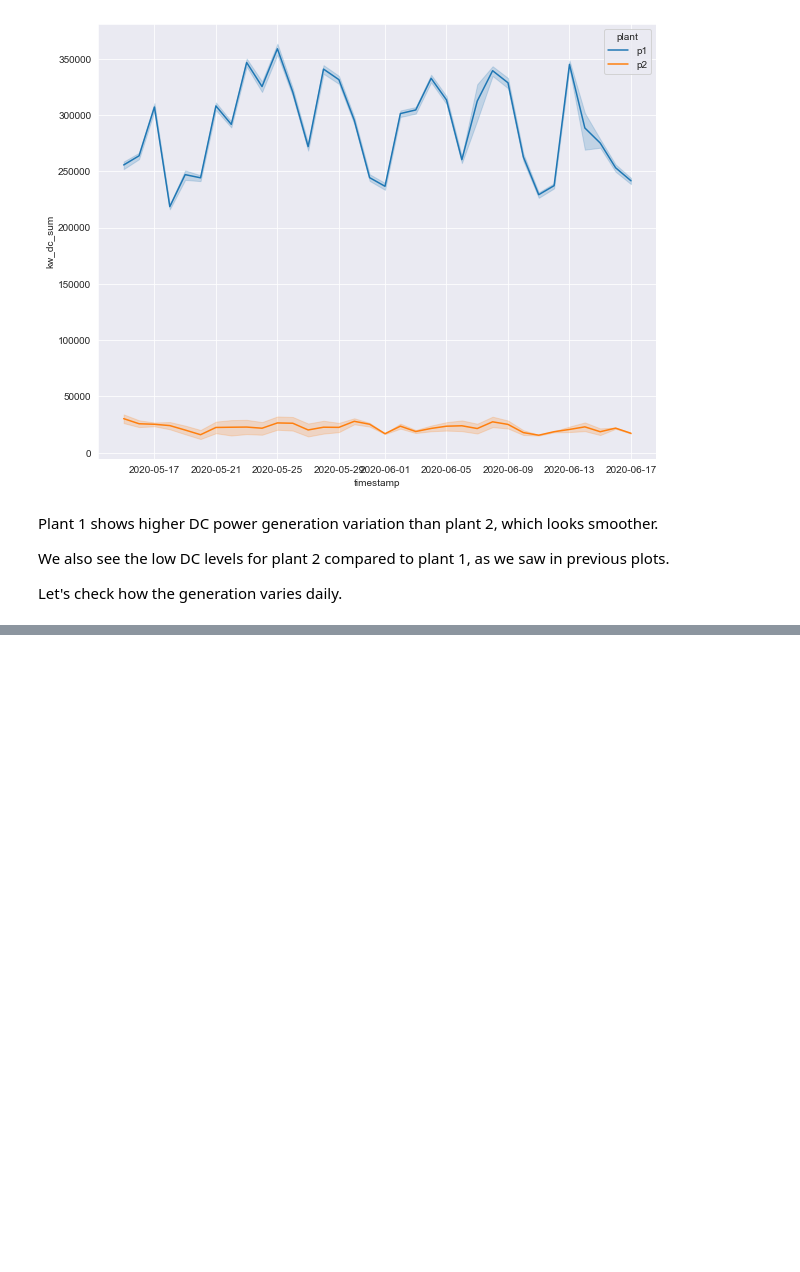
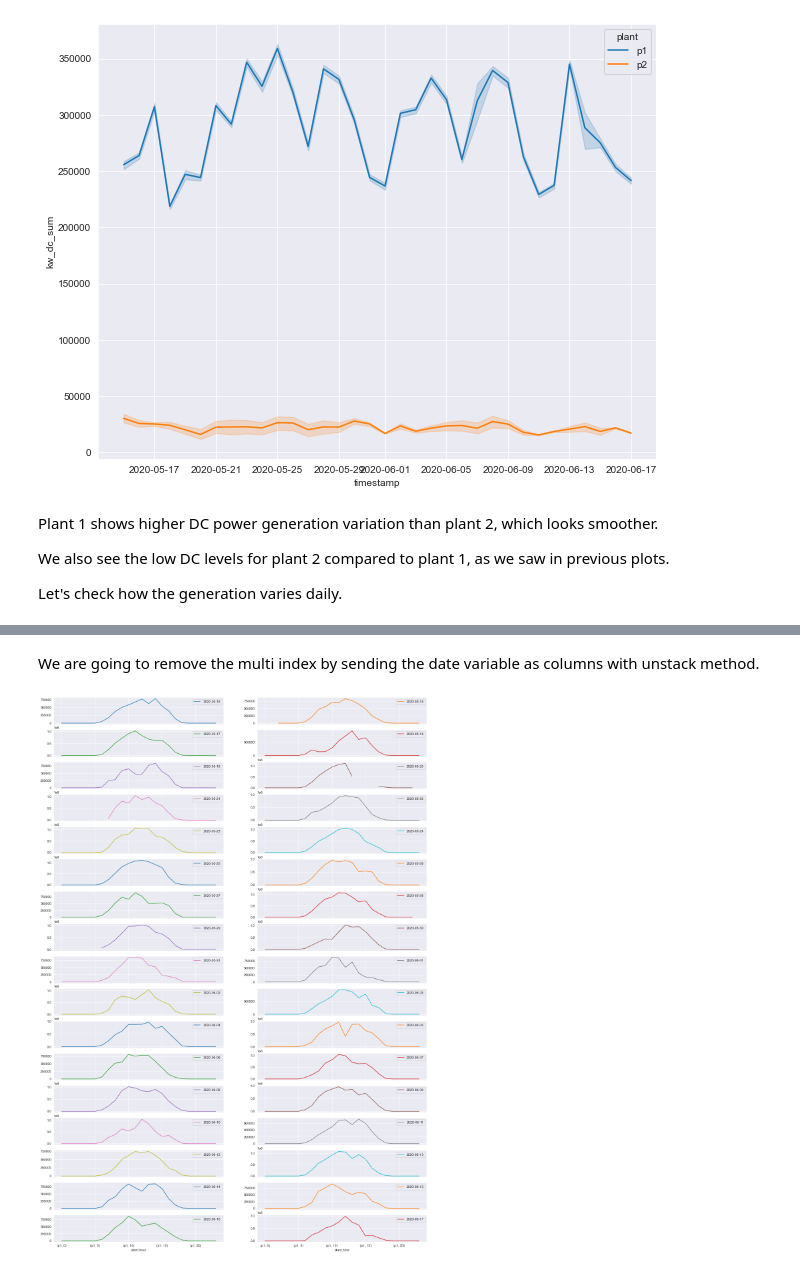
Before and after one commit to luis-cj/data-science-solar-power-plant, a Jupyter notebook: solar_power_plant_part_3.ipynb, the cells around one changed output, grey strips where cells are left out. Saved outputs shown, nothing was run; the diff lists cells and outputs as text; code cells hidden in the pictures; blank space fills up the shorter version.

Commit message:
plotted hourly DC generation for each day in plant 1

```diff
--- a/solar_power_plant_part_3.ipynb
+++ b/solar_power_plant_part_3.ipynb
@@ -302,0 +305,3 @@ Let's check how the generation varies daily.
+# %%
+df["date"] = df.index.date
+df
@@ -302,0 +325,3 @@ Let's check how the generation varies daily.
+# %%
+dc_constant_p1 = df[df["plant"] == "p1"].groupby(["plant","date","hour"])["kw_dc"].sum()
+dc_constant_p1
@@ -302,0 +342,6 @@ Let's check how the generation varies daily.
+# %% [markdown]
+We are going to remove the multi index by sending the date variable as columns with unstack method.
+# %%
+dc_constant_p1.unstack(level=1).plot(subplots=True, layout=(17,2), sharex=True, figsize=(20,30));
+# %% [output]
+[figure, added]
```
Also changed, not shown: parts of 4 cells of this notebook.
